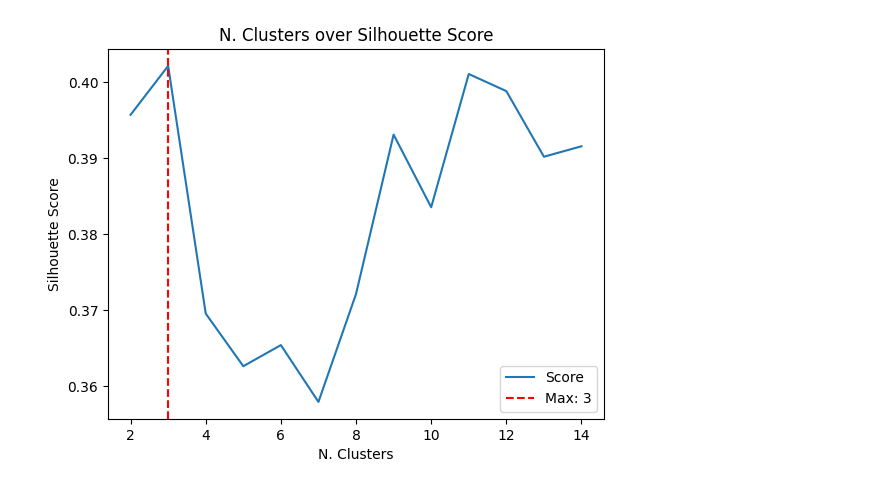
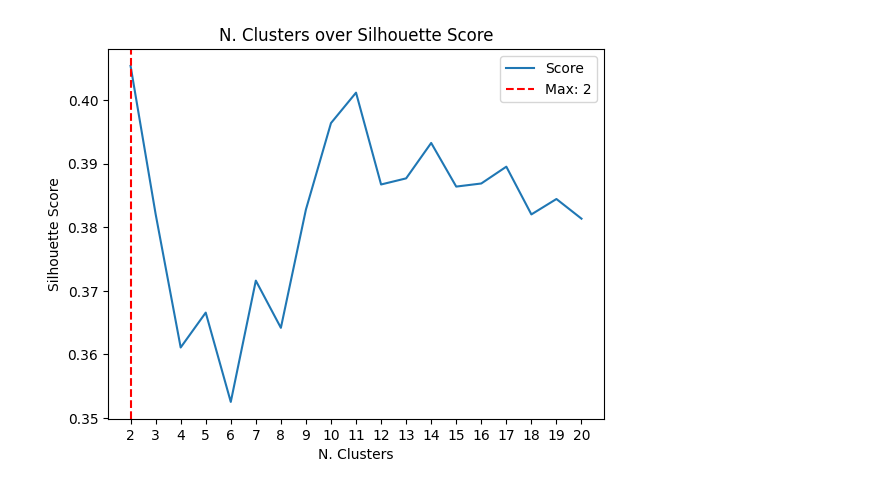
Before and after one commit to Felix-Noble/word-embeddings-analysis-tutorial-pipeline, a Jupyter notebook: Analysis.ipynb, the cells around one changed output. Drawn from its saved outputs; the diff is of its cells as text; code cells hidden in the pictures.

```diff
--- a/Analysis.ipynb
+++ b/Analysis.ipynb
@@ -1,8 +1,6 @@
 # %%
-import os, sys
+import os, sys, math
 import matplotlib.pyplot as plt
 import numpy as np
-root = "D:\\Dropbox\\2. Cognitive science\\Music evoked autobiographical memories\\"
-root2 = "C:\\Users\Felix\Dropbox\\2. Cognitive science\\Music evoked autobiographical memories\\"
-code_loc = os.path.join(root2, "code\\pipeline\\")
-sys.path.append(code_loc)
+from M_Pipeline import Mpipe
+root = "E:\\Dropbox\\2. Cognitive science\\Music evoked autobiographical memories"
@@ -11,4 +7,5 @@ from M_Pipeline import Mpipe
 # %%
-pipe = Mpipe(root2, r"data\SBERT\SBERT-L6-v2_embed.csv", "data\\SBERT\\")
+# innitialise Mpipe object
+pipe = Mpipe(root=root, data_file=r"data\SBERT\SBERT Embeddings.csv", output=r"data\SBERT\test_dir")
 # %% [output]
 Mpipe initialised.
@@ -45,17 +66,27 @@ plt.scatter(umap["Feature_1"], umap["Feature_2"])
 # %%
-km_args = {"n_clusters":5, "random_state":2025} # args for kmeans clustering (n_clusters arbitrary)
-from sklearn.metrics import silhouette_score
+### KMEANS clustering and sillhouette score analysis ###
+# Initialisation
+km_args = {"n_clusters":5, "random_state":2025, "n_init":100} # initialise km_args dictionary
+from sklearn.metrics import silhouette_score # import scoring function
+# %%
+# Running
+scores = []
+# data = pipe.data
+data = umap # use [umap] data for analysis
+start_nc=2;end_nc=20 # start n. clusters and end n. clusters
+for n_c in range(start_nc,end_nc+1):
+    km_args["n_clusters"] = n_c # change n_clusters arg for KMEANS method
+    kmeans = pipe.KMEANS(data, km_args) # get cluster labels
+    scores.append(silhouette_score(data, kmeans.values.ravel())) # store sillhouette score in list
 # %%
-scores = []
-for n_c in range(2,15):
-    km_args["n_clusters"] = n_c
-    kmeans = pipe.KMEANS(umap, km_args)
-    scores.append(silhouette_score(umap, kmeans.values.ravel()))
+# Sillhouette analysis visualisation
 
-plt.plot(range(2,len(scores)+2), np.array(scores).reshape(-1));plt.title("N. Clusters over Silhouette Score"); plt.xlabel("N. Clusters")
-plt.ylabel("Silhouette Score")
+plt.plot(range(start_nc,len(scores)+start_nc), np.array(scores).reshape(-1));plt.title("N. Clusters over Silhouette Score"); plt.xlabel("N. Clusters")
+plt.ylabel("Silhouette Score");plt.xticks(range(2,len(scores)+2))
+# calculate highest score
 high = max(scores)
-plt.axvline(scores.index(high)+2, c="red", linestyle="--"); plt.legend(["Score", f"Max: {scores.index(high)+2}"])
-plt.savefig(os.path.join(pipe.output, "KMeans S_score 2-15.png"), dpi=400)
+# plot vertical line at highest score
+plt.axvline(scores.index(high)+start_nc, c="red", linestyle="--"); plt.legend(["Score", f"Max: {scores.index(high)+2}"])
+# plt.savefig(os.path.join(pipe.output, f"umap_sort KMeans S_score {start_nc}-{end_nc}.png"), dpi=300)
 # %% [output]
-[figure, old version]
+[figure, new version]
```
Also changed, not shown: parts of 21 cells of this notebook.
